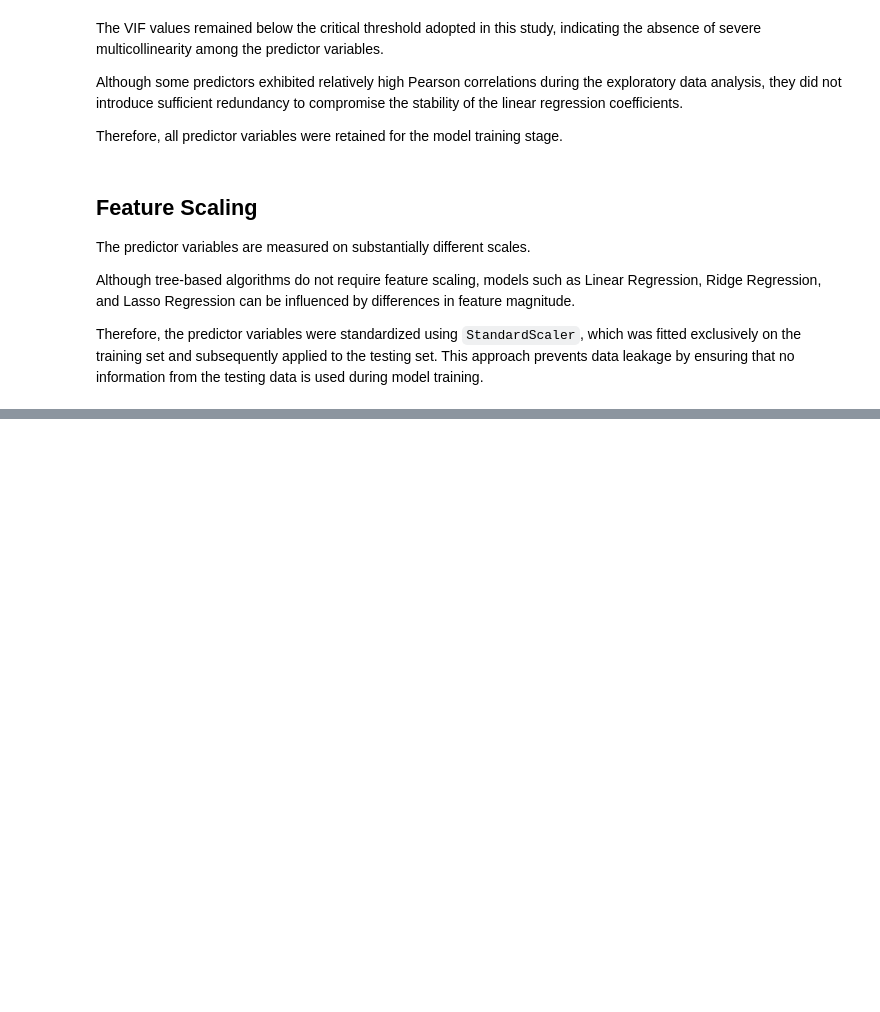
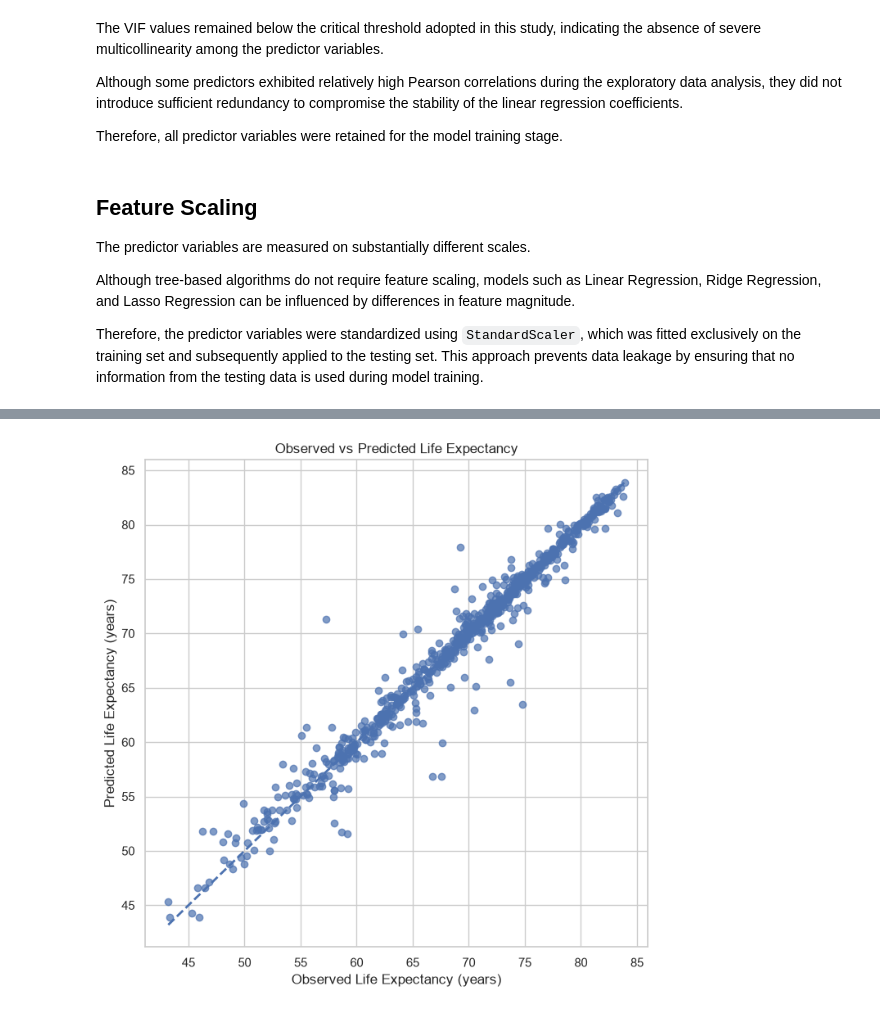
Before and after one commit to ananda-pires/who_life_expectancy_prediction, a Jupyter notebook: notebooks/life_expectancy.ipynb, the cells around one changed output, grey strips where cells are left out. Cells and saved outputs as stored; diff of their text form; code cells hidden in the pictures; blank space fills up the shorter version.

```diff
--- a/notebooks/life_expectancy.ipynb
+++ b/notebooks/life_expectancy.ipynb
@@ -1608,0 +1760,37 @@ Although the baseline model achieved satisfactory performance (R² = 0.78), the
+# %%
+# =============================================================================
+# Import Linear Regression
+# =============================================================================
+
+from sklearn.linear_model import LinearRegression
+
+# =============================================================================
+# Initialize the baseline model
+# =============================================================================
+
+baseline_model = LinearRegression()
+
+# =============================================================================
+# Train the baseline model
+# =============================================================================
+
+baseline_model.fit(X_train_scaled, y_train,)
+
+# =============================================================================
+# Generate predictions
+# =============================================================================
+
+y_train_pred = baseline_model.predict(X_train_scaled,)
+
+y_test_pred = baseline_model.predict(X_test_scaled,)
+
+# =============================================================================
+# Preview predictions
+# =============================================================================
+
+pd.DataFrame(
+    {
+        "Observed": y_test.values,
+        "Predicted": y_test_pred,
+    }
+).head(10)
@@ -1608,0 +2053,8 @@ Although the baseline model achieved satisfactory performance (R² = 0.78), the
+# %%
+plot_observed_vs_predicted(
+    y_test,
+    knn_test_pred,
+    filename="08_knn_observed_vs_predicted.png"
+)
+# %% [output]
+[figure, added]
```
Also changed, not shown: parts of 111 cells of this notebook, 12 other files.
